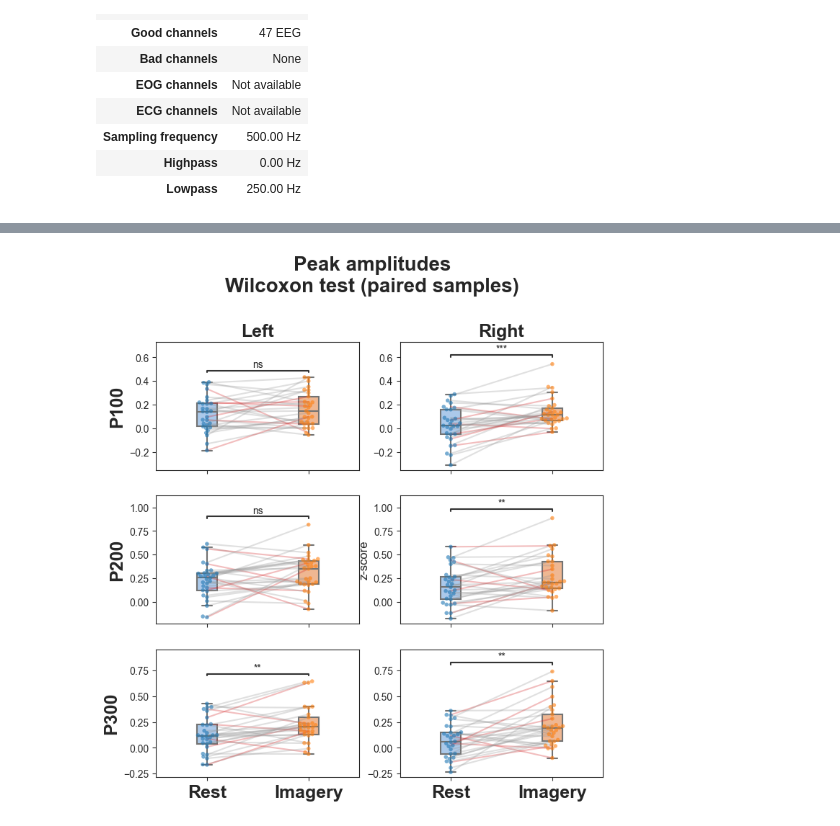
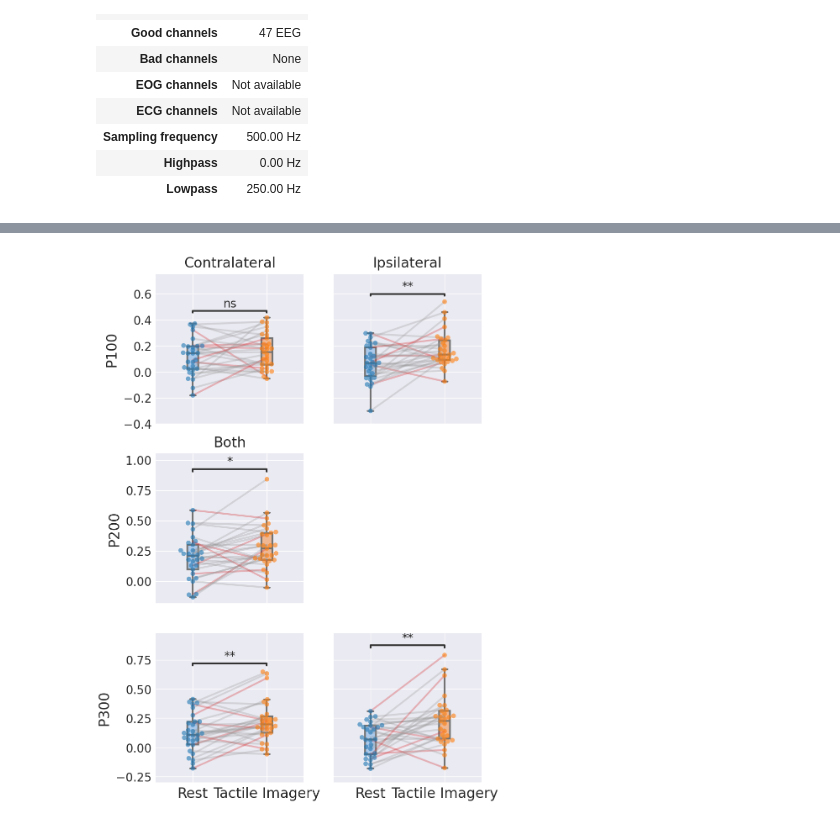
Before and after one commit to MarkaMorozova/Tactile-Imagery, a Jupyter notebook: 2. somatosensory ERP rest&imagery.ipynb, the cells around one changed output, grey strips where cells are left out. Cells and saved outputs as stored; diff of their text form; code cells hidden in the pictures.

```diff
--- a/2. somatosensory ERP rest&imagery.ipynb
+++ b/2. somatosensory ERP rest&imagery.ipynb
@@ -117,6 +119,9 @@ es_p200_left = [
 es_p200_right = [
     electrodes.index(i) for i in ['F4', 'FC2', 'FC4']
 ]
+es_p200_both = [
+    electrodes.index(i) for i in ['F3', 'FC1', 'FC3', 'FCz', 'F4', 'FC2', 'FC4']
+]
 ts_p200 = slice(355, 370)
 
 
@@ -321,5 +536,5 @@ df.head()
 # %%
-for i in ['P100_left', 'P100_right', 'P200_left', 'P200_right', 'P300_left', 'P300_right']:
+for i in ['P100_left', 'P100_right', 'P200_left', 'P200_right', 'P200_both', 'P300_left', 'P300_right']:
     for j in ['Rest', 'Imagery']:
         print(i, j)
         get_stat(df[df.condition == j][i])
@@ -345,58 +594,71 @@ P300_right Imagery
+# %%
+mu_power_learning = np.genfromtxt('dfs/mu_power_learning.csv')
+mu_power_imagery = np.genfromtxt('dfs/mu_power_imagery.csv')
 # %%
-cond = np.array(list(np.argwhere(mu_power_learning>0)[0]) + list(np.argwhere(mu_power_imagery>0)[:, 0])) # bad_imaginers
-not_cond = np.array([i for i in range(n_part) if i not in cond]) # good imaginers
+with plt.style.context(('seaborn-darkgrid')):
 
-fig, axes = plt.subplots(nrows=3, ncols=2, dpi=100, figsize=(8, 8), sharex=True)
-f1 = 18
-f2 = 20
+    cond = np.array(list(np.argwhere(mu_power_learning>0)[0]) + list(np.argwhere(mu_power_imagery>0)[:, 0])) # bad_imaginers
+    not_cond = np.array([i for i in range(n_part) if i not in cond]) # good imaginers
 
-box_pairs = [
-    ('Rest', 'Imagery')
-]
+    fig, axes = plt.subplots(nrows=3, ncols=2, dpi=200, figsize=(5, 8), sharex=True, sharey='row')
+    f1 = 18
+    f2 = 20
 
-peaks = [
-    ['P100_left', 'P100_right'],
-    ['P200_left', 'P200_right'],
-    ['P300_left', 'P300_right']
-]
+    box_pairs = [
+        ('Rest', 'Imagery')
+    ]
 
-palette = np.array(["#999999"]*len(np.unique(df.id)))
-palette[cond.astype(int)] = '#D62728'
+    peaks = [
+        ['P100_left', 'P100_right'],
+        ['P200_both'],
+        ['P300_left', 'P300_right']
+    ]
 
-all_locs = [[es_p100_left, es_p100_right], [es_p200_left, es_p200_right], [es_p300_left, es_p300_right]]
+    palette = np.array(["#999999"]*len(np.unique(df.id)))
+    palette[cond.astype(int)] = '#D62728'
 
-for i, ps in enumerate(peaks):
-    for j, peak in enumerate(ps):
-        sns.boxplot(data=df, x='condition', y=peak, showfliers=False, ax=axes[i][j], palette='pastel', width=0.2)
-        g = sns.swarmplot(data=df, x='condition', y=peak, ax=axes[i][j], alpha=0.6, size=4)
-        sns.lineplot(data=df, y=peak, x='condition', hue='id', sort=False, palette=sns.color_palette(palette),
-                     estimator=None, legend=False, ax=axes[i][j], alpha=0.3)
+    all_locs = [[es_p100_left, es_p100_right], [es_p200_left, es_p200_right], [es_p300_left, es_p300_right]]
 
-        test_results = add_stat_annotation(g, data=df, x='condition', y=peak,
-                                           box_pairs=box_pairs, comparisons_correction=None,
-                                           test='Wilcoxon', text_format='star',
-                                           loc='inside', verbose=2)
-        axes[i][j].set_xlabel('')
-        axes[i][j].set_ylabel('')
+    for i, ps in enumerate(peaks):
+        for j, peak in enumerate(ps):
+            sns.boxplot(data=df, x='condition', y=peak, showfliers=False, ax=axes[i][j], palette='pastel', width=0.15)
+            g = sns.swarmplot(data=df, x='condition', y=peak, ax=axes[i][j], alpha=0.6, size=4)
+            sns.lineplot(data=df, y=peak, x='condition', hue='id', sort=False, palette=sns.color_palette(palette),
+                         estimator=None, legend=False, ax=axes[i][j], alpha=0.3)
 
-#         leg = axes[i][j].legend(loc=2)
-#         leg.set_title(', '.join([electrodes[i] for i in all_locs[i][j]]),prop={'size':8})
+            test_results = add_stat_annotation(g, data=df, x='condition', y=peak,
+                                               box_pairs=box_pairs, comparisons_correction=None,
+                                               test='t-test_paired', text_format='star',
+                                               loc='inside', verbose=2)
+            axes[i][j].set_xlabel('')
+            axes[i][j].set_ylabel('')
+            axes[i][j].grid(color='white', linewidth=0.5)
 
-    axes[i][0].set_ylabel(peak[:4], fontsize=f1, fontweight='bold')
-    axes[i][0].sharey(axes[i][1])
+    #         leg = axes[i][j].legend(loc=2)
+    #         leg.set_title(', '.join([electrodes[i] for i in all_locs[i][j]]),prop={'size':8})
+
+        axes[i][0].set_ylabel(peak[:4], fontsize=12)#, fontweight='bold')
+        axes[i][0].sharey(axes[i][1])
 
 
-axes[1][1].set_ylabel('z-score', fontsize=12)
 
-axes[0][0].set_title('Left', fontsize=f1, fontweight='bold')
-axes[0][1].set_title('Right', fontsize=f1, fontweight='bold')
+    axes[0][0].set_ylim(-0.4, 0.75)
+    axes[-1][0].set_ylim(-0.3, 0.98)
 
-axes[-1][0].set_xticklabels(['Rest', 'Imagery'], rotation=0, weight='bold', size=f1)
-axes[-1][1].set_xticklabels(['Rest', 'Imagery'], rotation=0, weight='bold', size=f1)
+    # axes[1][1].set_ylabel('z-score', fontsize=12)
 
-suptitle = plt.suptitle('Peak amplitudes\nWilcoxon test (paired samples)', fontsize=f2, fontweight='bold', y=1.03)
+    axes[0][0].set_title('Contralateral')
+    axes[0][1].set_title('Ipsilateral')
 
-plt.savefig('figs/erp_stats.jpg', bbox_extra_artists=[suptitle], bbox_inches='tight')
+    axes[-1][0].set_xticklabels(['Rest', 'Tactile Imagery'], rotation=0, size=12) # , weight='bold'
+    axes[-1][1].set_xticklabels(['Rest', 'Tactile Imagery'], rotation=0, size=12) # , weight='bold'
+
+    # suptitle = plt.suptitle('Peak amplitudes\nWilcoxon test (paired samples)', fontsize=f2, fontweight='bold', y=1.03)
+
+    axes[1][0].set_title('Both')
+    axes[1][1].set_axis_off()
+
+    plt.savefig('figs/erp_stats.jpg', bbox_inches='tight') # , bbox_extra_artists=[suptitle]
 # %% [output]
 p-value annotation legend:
 ns: 5.00e-02 < p <= 1.00e+00
@@ -418,4 +680,4 @@ Rest v.s. Imagery: Wilcoxon test (paired samples), P_val=1.068e-03 stat=7.200e+0
-[figure, old version]
+[figure, new version]
 # %%
 def get_li(x, y):
     return (x-y)/(x+y)
```
Also changed, not shown: parts of 20 cells of this notebook.
